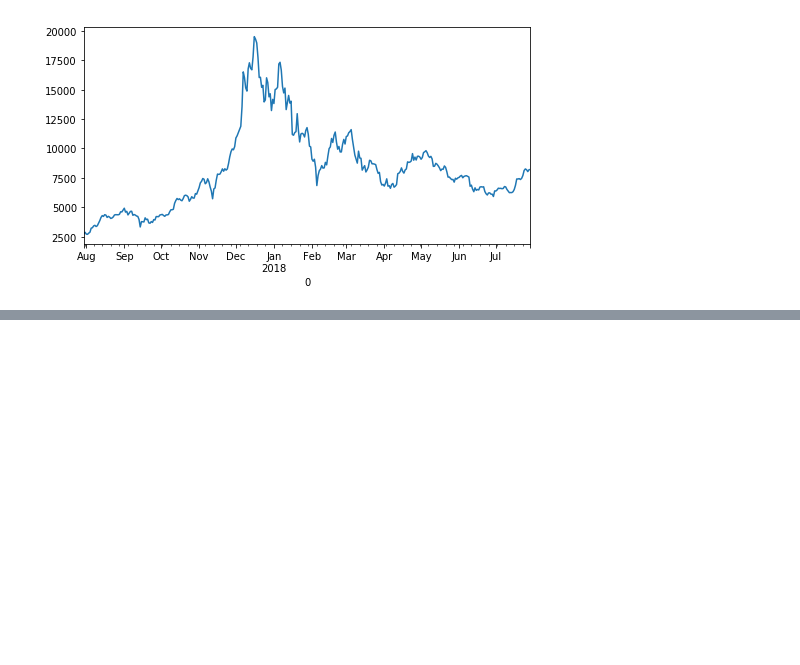
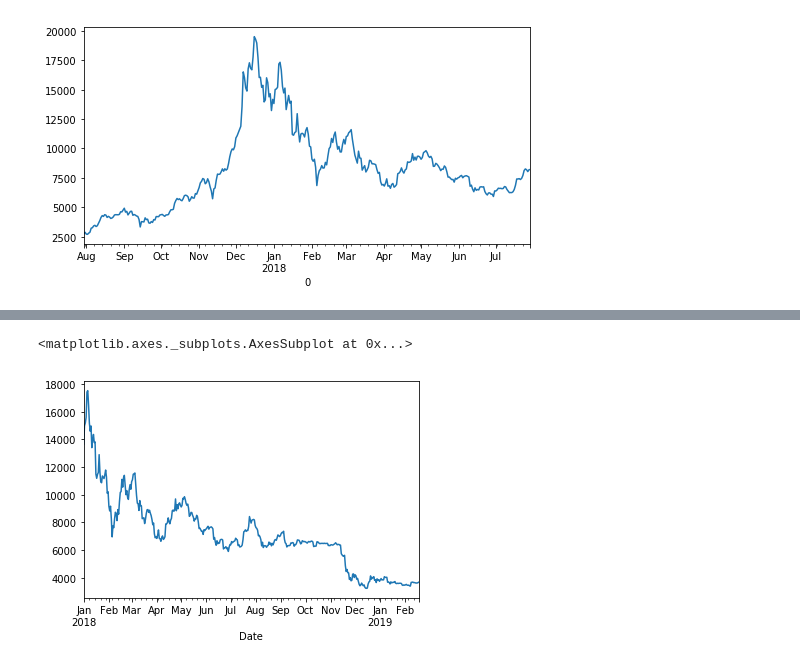
Before and after one commit to sohanlal1234/machine-learning, a Jupyter notebook: demos/Day 1 - visualization.ipynb, the cells around one changed output, grey strips where cells are left out. Cells and saved outputs as stored; diff of their text form; code cells hidden in the pictures; blank space fills up the shorter version.

```diff
--- a/demos/Day 1 - visualization.ipynb
+++ b/demos/Day 1 - visualization.ipynb
@@ -172,0 +206,5 @@ plt.savefig("bitcoin.pdf")
+# %%
+bitcoin["close"].plot()
+# %% [output]
+<matplotlib.axes._subplots.AxesSubplot at 0x...>
+[figure, added]
```
Also changed, not shown: parts of 6 cells of this notebook, 1 other file.
